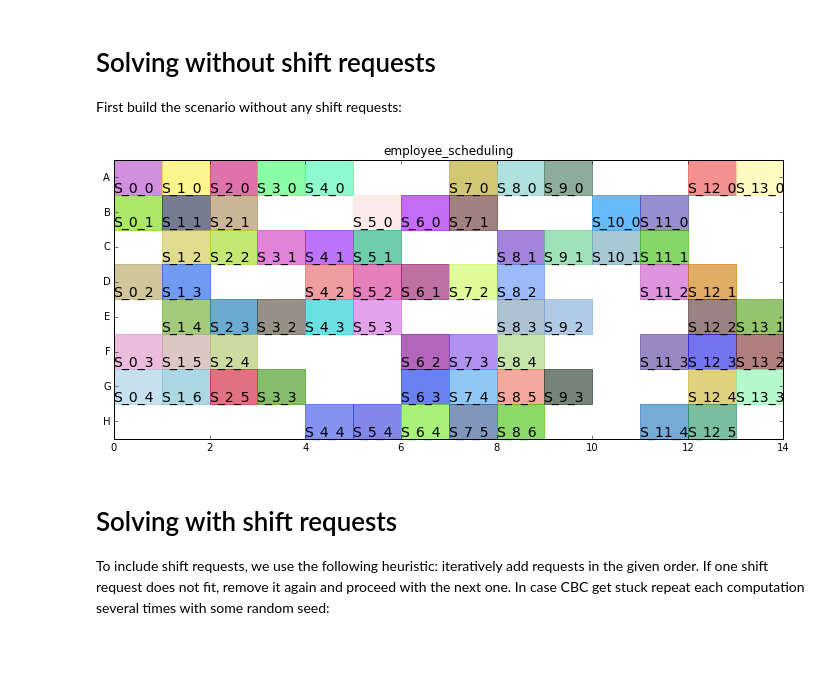
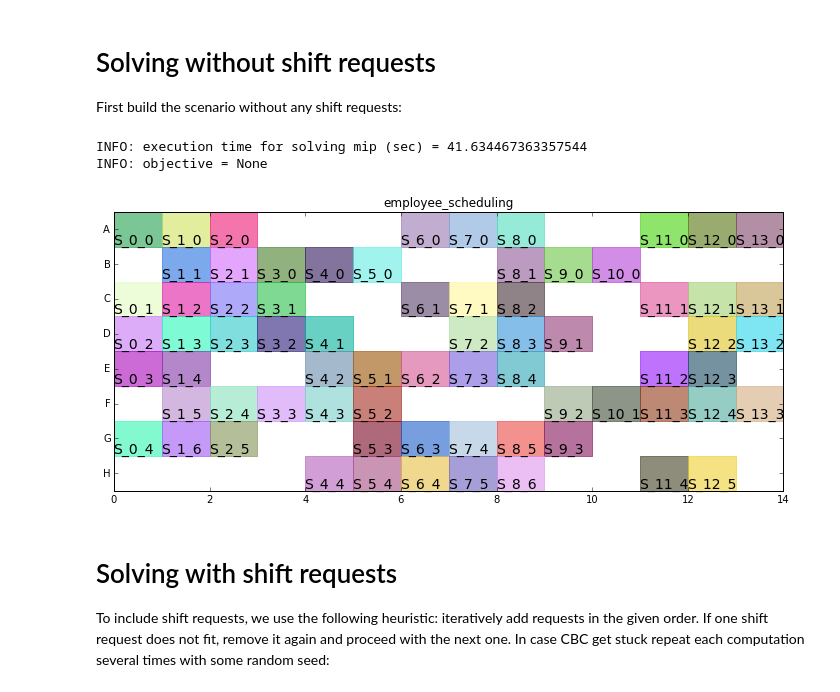
Before and after one commit to timnon/pyschedule-notebooks, a Jupyter notebook: employee-scheduling.ipynb, the cells around one changed output. Saved outputs shown, nothing was run; the diff lists cells and outputs as text; code cells hidden in the pictures; blank space fills up the shorter version.

```diff
--- a/employee-scheduling.ipynb
+++ b/employee-scheduling.ipynb
@@ -8,9 +8,10 @@ http://www.cs.nott.ac.uk/~tec/NRP/#new_instances
 
 We simplified these instances a little bit for the sake of exposition. First load some instance:
 # %%
+
 employee_names = ['A','B','C','D','E','F','G','H']
 n_days = 14 # number of days
-days = range(n_days)
+days = list(range(n_days))
 
 max_seq = 5 # max number of consecutive shifts
 min_seq = 2 # min sequence without gaps
@@ -64,17 +65,18 @@ shift_requests =\
 
 First build the scenario without any shift requests:
 # %%
+
 from pyschedule import Scenario, solvers, plotters, alt
 
 # Create employee scheduling scenari
 S = Scenario('employee_scheduling',horizon=n_days)
 
-# Create enployees as resources indexed by names
+# Create enployees as resources indexed by namesc
 employees = { name : S.Resource(name) for name in employee_names }
 
 # Create shifts as tasks
 shifts = { (day,i) : S.Task('S_%s_%s'%(str(day),str(i)))
-          for day in days
+          for day in shift_requirements if day in days
           for i in range(shift_requirements[day]) }
 
 # distribute shifts to days
@@ -83,39 +85,48 @@ for day,i in shifts:
     S += shifts[day,i] >= day
     # The shifts on each day are interchangeable, so add them to the same group
     shifts[day,i].group = day
     # Weekend shifts get attribute week_end
     if day % 7 in {5,6}:
         shifts[day,i].week_end = 1
 
 # There are no restrictions, any shift can be done by any employee
 for day,i in shifts:
     S += shifts[day,i] % alt( R for R in employees.values() )
 
 # Capacity restrictions
 for name in employees:
     # Maximal number of shifts
     S += employees[name] <= max_work
     # Minimal number of shifts
     S += employees[name] >= min_work
     # Maximal number of weekend shifts using attribute week_end
     S += employees[name]['week_end'] <= max_weekend
 
 # Max number of consecutive shifts
 for name in employees:
     for day in range(n_days):
         S += employees[name][day:day+max_seq+1] <= max_seq
 
 # Min sequence without gaps
 for name in employees:
-    for day in range(-min_seq,n_days+min_seq):
-        S += ~employees[name][day:day+min_seq+1] <= 1
+    # No increase in last periods
+    S += employees[name][n_days-min_seq:].inc() <= 0
+    # No decrease in first periods
+    S += employees[name][:min_seq].dec() <= 0
+    # No diff during time horizon
+    for day in days[:-min_seq]:
+        S += employees[name][day:day+min_seq+1].diff() <= 1
 
 # Solve and plot scenario
-solvers.mip.solve(S,kind='CBC',msg=0)
-%matplotlib inline
-plotters.matplotlib.plot(S,fig_size=(12,5))
+if solvers.mip.solve(S,kind='CBC',msg=1,random_seed=6):
+    %matplotlib inline
+    plotters.matplotlib.plot(S,fig_size=(12,5))
+else:
+    print('no solution found')
 # %% [output]
+INFO: execution time for solving mip (sec) = 41.634467363357544
+INFO: objective = None
-[figure, old version]
+[figure, new version]
 # %% [markdown]
 # Solving with shift requests
 
```
Also changed, not shown: parts of 1 cell of this notebook, 2 other files.
